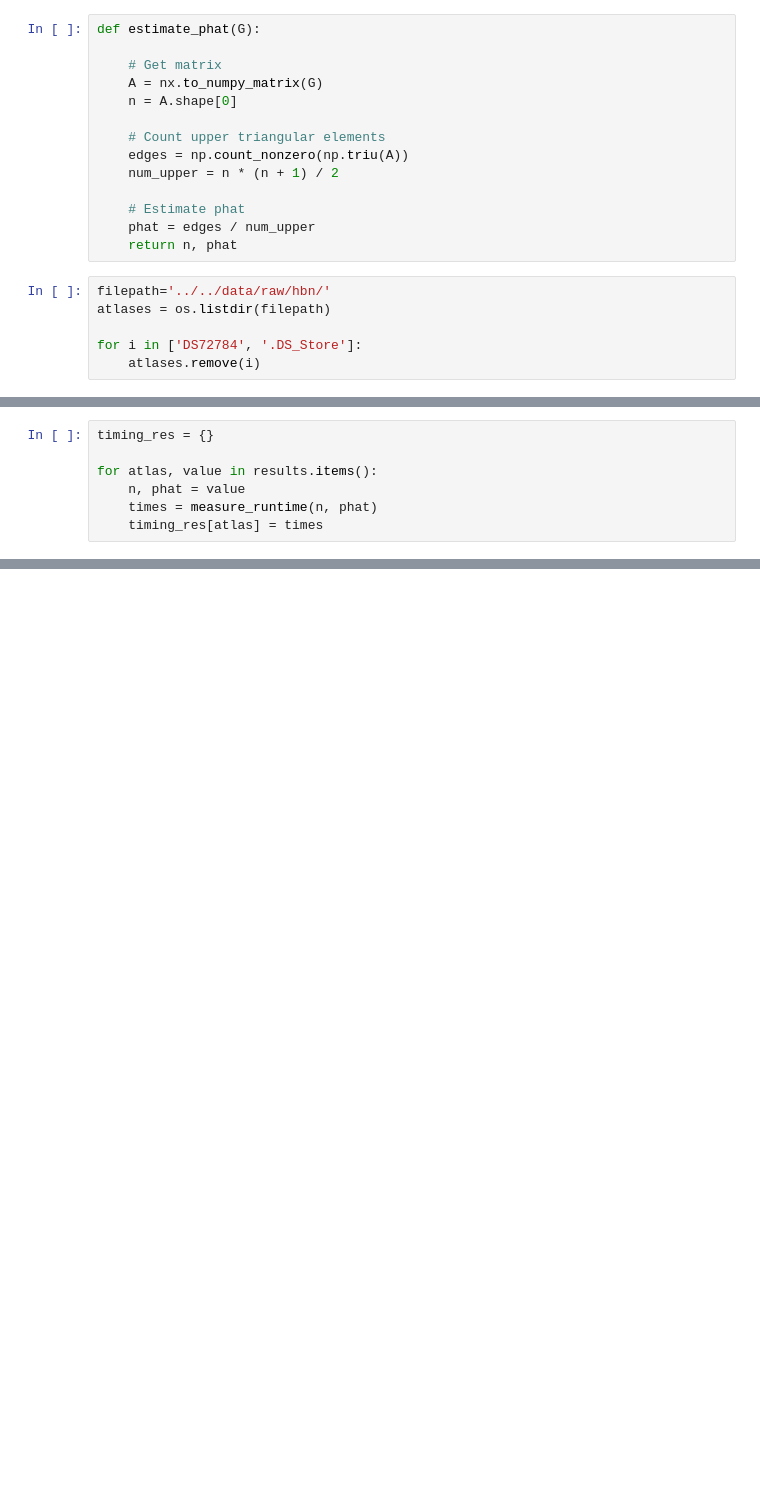
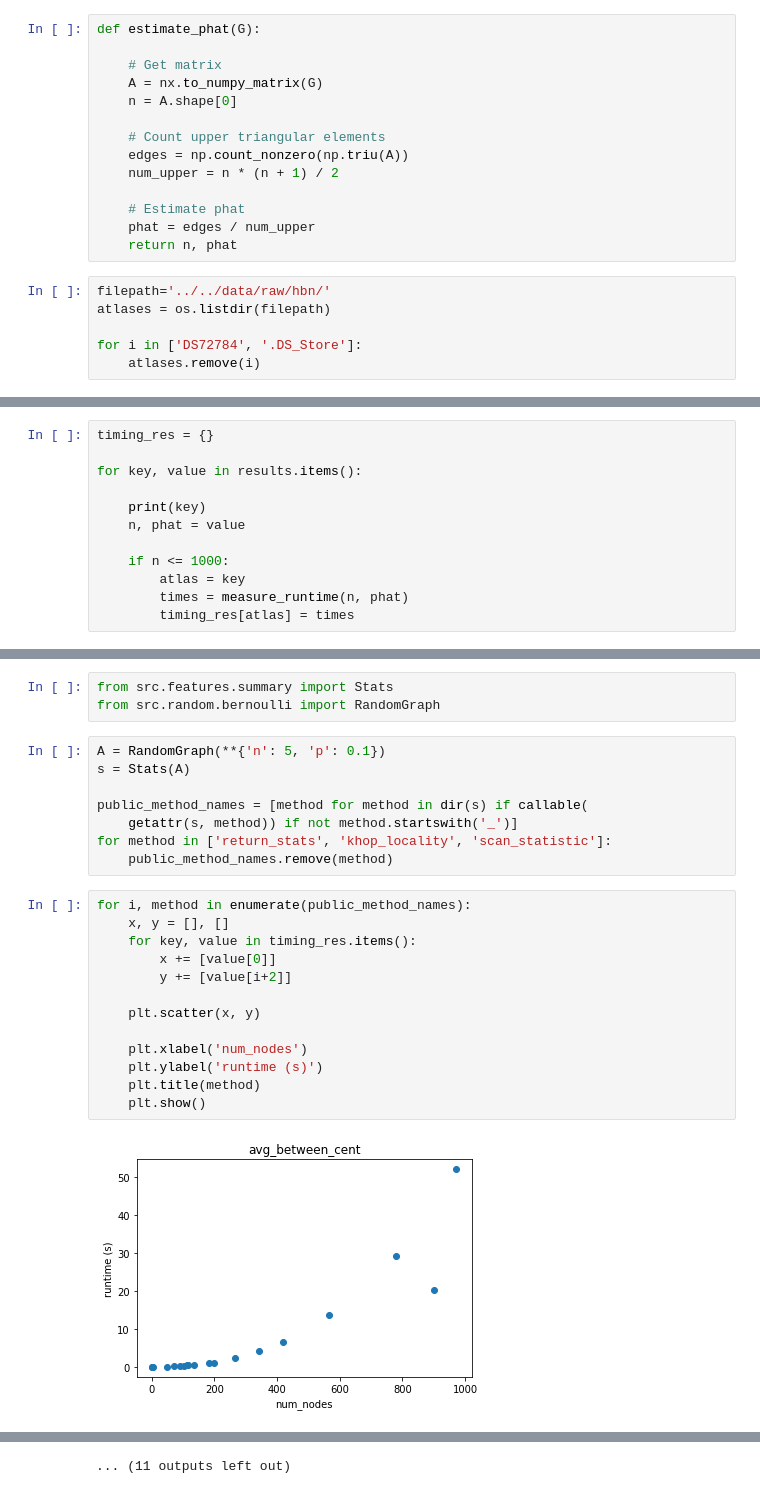
Before and after one commit to NeuroDataDesign/the-ents, a Jupyter notebook: notebooks/1.0-vg-runtime-simulation/runtime.ipynb, the cells around one changed output, grey strips where cells are left out. Cells and saved outputs as stored; diff of their text form; blank space fills up the shorter version.

Commit message:
finalized runtime experiment

```diff
--- a/notebooks/1.0-vg-runtime-simulation/runtime.ipynb
+++ b/notebooks/1.0-vg-runtime-simulation/runtime.ipynb
@@ -94,8 +107,13 @@ from timing import measure_runtime
 # %%
 timing_res = {}
 
-for atlas, value in results.items():
+for key, value in results.items():
+
+    print(key)
     n, phat = value
-    times = measure_runtime(n, phat)
-    timing_res[atlas] = times
+
+    if n <= 1000:
+        atlas = key
+        times = measure_runtime(n, phat)
+        timing_res[atlas] = times
 # %% [output]
@@ -102,0 +137,26 @@ NameError: name 'RandomGraph' is not defined
+# %%
+from src.features.summary import Stats
+from src.random.bernoulli import RandomGraph
+# %%
+A = RandomGraph(**{'n': 5, 'p': 0.1})
+s = Stats(A)
+
+public_method_names = [method for method in dir(s) if callable(
+    getattr(s, method)) if not method.startswith('_')]
+for method in ['return_stats', 'khop_locality', 'scan_statistic']:
+    public_method_names.remove(method)
+# %%
+for i, method in enumerate(public_method_names):
+    x, y = [], []
+    for key, value in timing_res.items():
+        x += [value[0]]
+        y += [value[i+2]]
+
+    plt.scatter(x, y)
+
+    plt.xlabel('num_nodes')
+    plt.ylabel('runtime (s)')
+    plt.title(method)
+    plt.show()
+# %% [output]
+[figure, added]
@@ -102,0 +174 @@ NameError: name 'RandomGraph' is not defined
+... (11 outputs left out)
```
Also changed, not shown: parts of 13 cells of this notebook, 1 other file.
